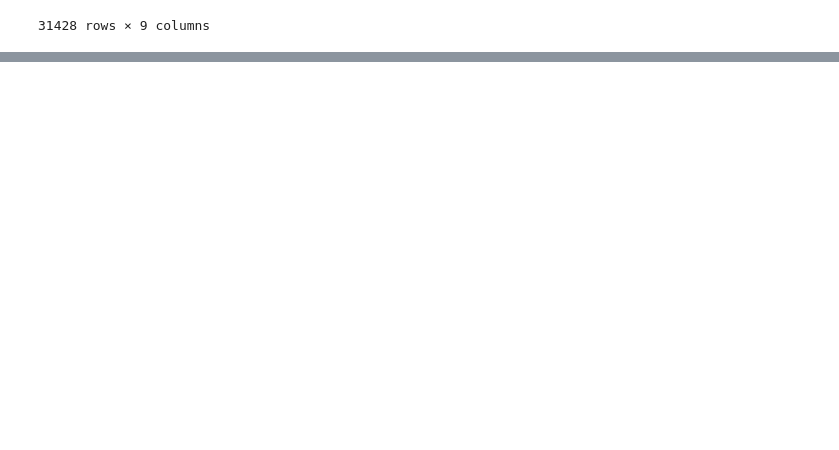
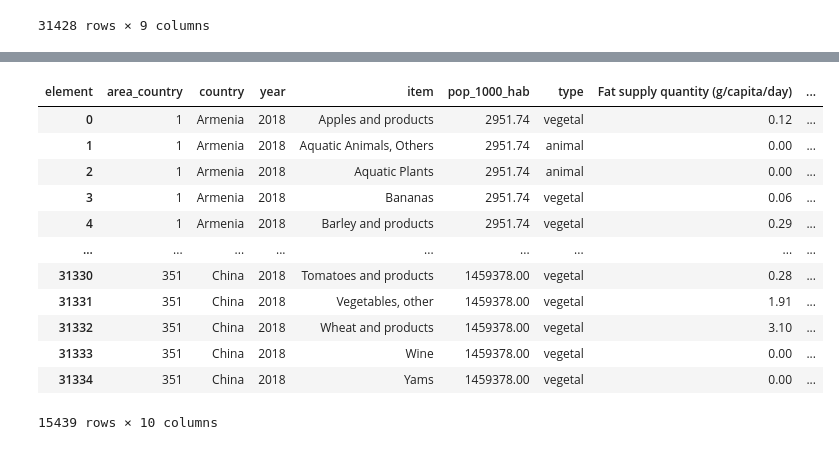
Before and after one commit to RolaMmss/D-couvrez-pandas-avec-le-jeu-de-donn-es-de-la-FAO, a Jupyter notebook: FAOProjetPandas.ipynb, the cells around one changed output, grey strips where cells are left out. Saved outputs shown, nothing was run; the diff lists cells and outputs as text; code cells hidden in the pictures; blank space fills up the shorter version.

```diff
--- a/FAOProjetPandas.ipynb
+++ b/FAOProjetPandas.ipynb
@@ -328,0 +352,19 @@ df.drop(columns=('type'))
+# %%
+#15.Créez des masques afin d’afficher un DataFrame qui ne contient que l’année 2018
+mask = df['year'] == 2018
+df_2018 = df[mask]
+df_2018
+# %% [output]
+| element | area_country | country | year | item | pop_1000_hab | type | Fat supply quantity (g/capita/day) | ... |
+| 0 | 1 | Armenia | 2018 | Apples and products | 2951.74 | vegetal | 0.12 | ... |
+| 1 | 1 | Armenia | 2018 | Aquatic Animals, Others | 2951.74 | animal | 0.00 | ... |
+| 2 | 1 | Armenia | 2018 | Aquatic Plants | 2951.74 | animal | 0.00 | ... |
+| 3 | 1 | Armenia | 2018 | Bananas | 2951.74 | vegetal | 0.06 | ... |
+| 4 | 1 | Armenia | 2018 | Barley and products | 2951.74 | vegetal | 0.29 | ... |
+| ... | ... | ... | ... | ... | ... | ... | ... | ... |
+| 31330 | 351 | China | 2018 | Tomatoes and products | 1459378.00 | vegetal | 0.28 | ... |
+| 31331 | 351 | China | 2018 | Vegetables, other | 1459378.00 | vegetal | 1.91 | ... |
+| 31332 | 351 | China | 2018 | Wheat and products | 1459378.00 | vegetal | 3.10 | ... |
+| 31333 | 351 | China | 2018 | Wine | 1459378.00 | vegetal | 0.00 | ... |
+| 31334 | 351 | China | 2018 | Yams | 1459378.00 | vegetal | 0.00 | ... |
+15439 rows × 10 columns
```
Also changed, not shown: parts of 9 cells of this notebook, 3 other files.
